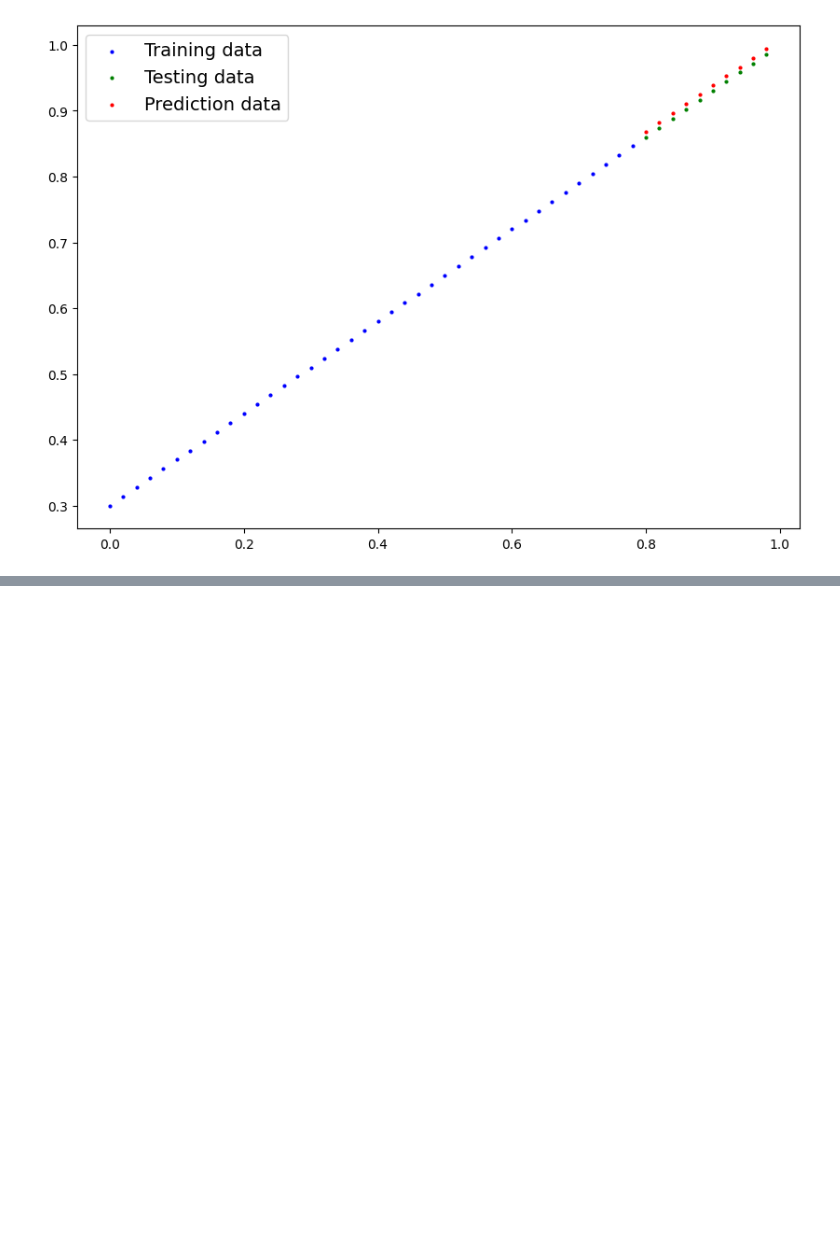
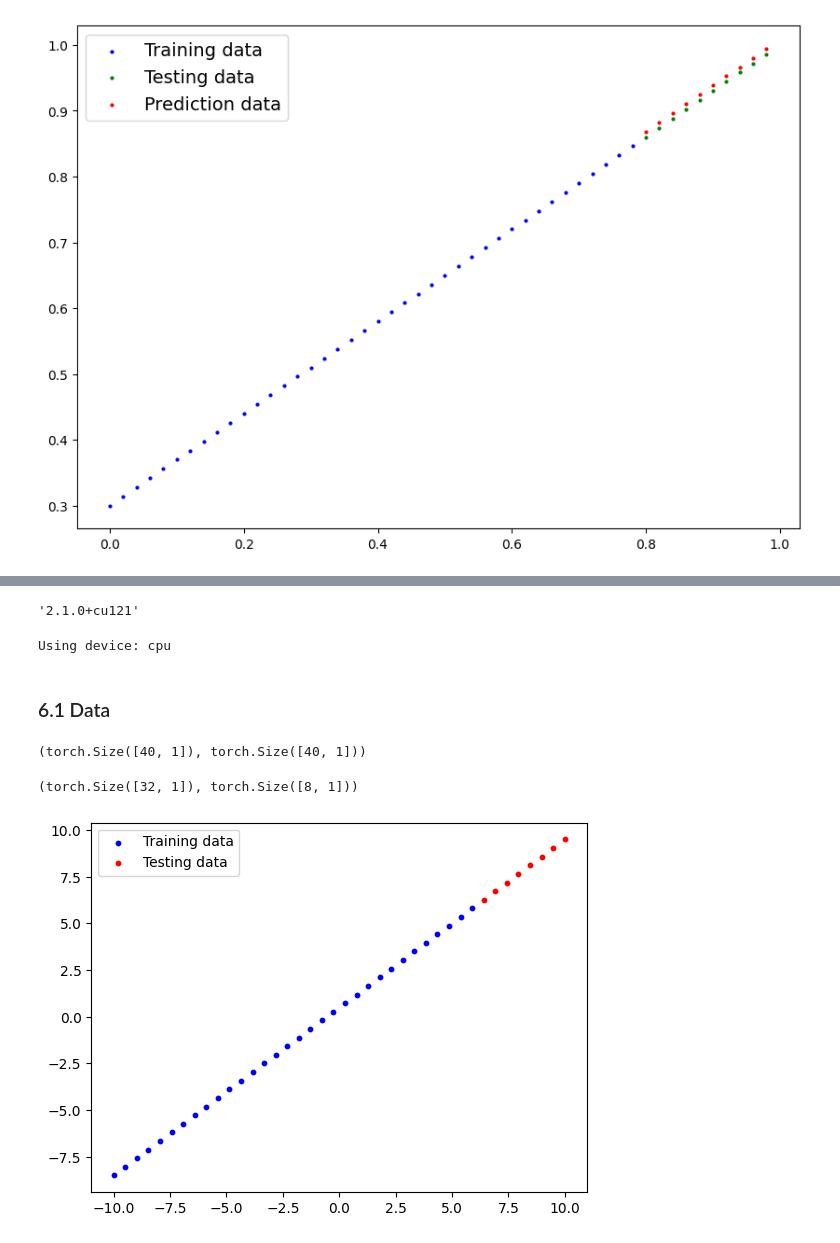
Before and after one commit to Chiranjeevi2001/introToDeepLearning, a Jupyter notebook: 01_pytorch_workflow.ipynb, the cells around one changed output, grey strips where cells are left out. Cells and saved outputs as stored; diff of their text form; code cells hidden in the pictures; blank space fills up the shorter version.

```diff
--- a/01_pytorch_workflow.ipynb
+++ b/01_pytorch_workflow.ipynb
@@ -304,0 +371,56 @@ plot_prediction(predictions = y_preds_new)
+# %%
+# Import pytorch and matplotlib
+import torch
+import matplotlib.pyplot as plt
+from torch import nn
+torch.__version__
+# %% [output]
+'2.1.0+cu121'
+# %%
+# create device-agnostic code
+device = 'cuda' if torch.cuda.is_available() else 'cpu'
+print(f"Using device: {device}")
+# %% [output]
+Using device: cpu
+# %% [markdown]
+### 6.1 Data
+# %%
+# creating a dummy dataset
+
+weight = 0.9
+bias = 0.5
+start = -10
+end = 10
+step = 40
+x = torch.linspace(start, end, step).unsqueeze(dim=1) # without unsqueeze, dimensionality errors will popup
+y = weight*x + bias
+x.shape, y.shape
+# %% [output]
+(torch.Size([40, 1]), torch.Size([40, 1]))
+# %%
+# split the data
+train_split = int(0.8 * len(x))
+
+x_train = x[:train_split]
+y_train = y[:train_split]
+x_test = x[train_split:]
+y_test = y[train_split:]
+
+x_train.shape, x_test.shape
+# %% [output]
+(torch.Size([32, 1]), torch.Size([8, 1]))
+# %%
+# plot the data
+
+def plot_predictions(x_train = x_train, y_train = y_train, x_test = x_test,y_test =  y_test,predictions = None):
+  plt.figure()
+  plt.scatter(x_train, y_train, c='b',s=10, label="Training data")
+  plt.scatter(x_test, y_test, c='r', s=10, label="Testing data")
+  if(predictions!=None):
+    plt.scatter(x_test, predictions, c='g', s=9, label = "Predictions")
+  plt.legend()
+  plt.show()
+
+plot_predictions()
+# %% [output]
+[figure, added]
```
Also changed, not shown: parts of 27 cells of this notebook.
